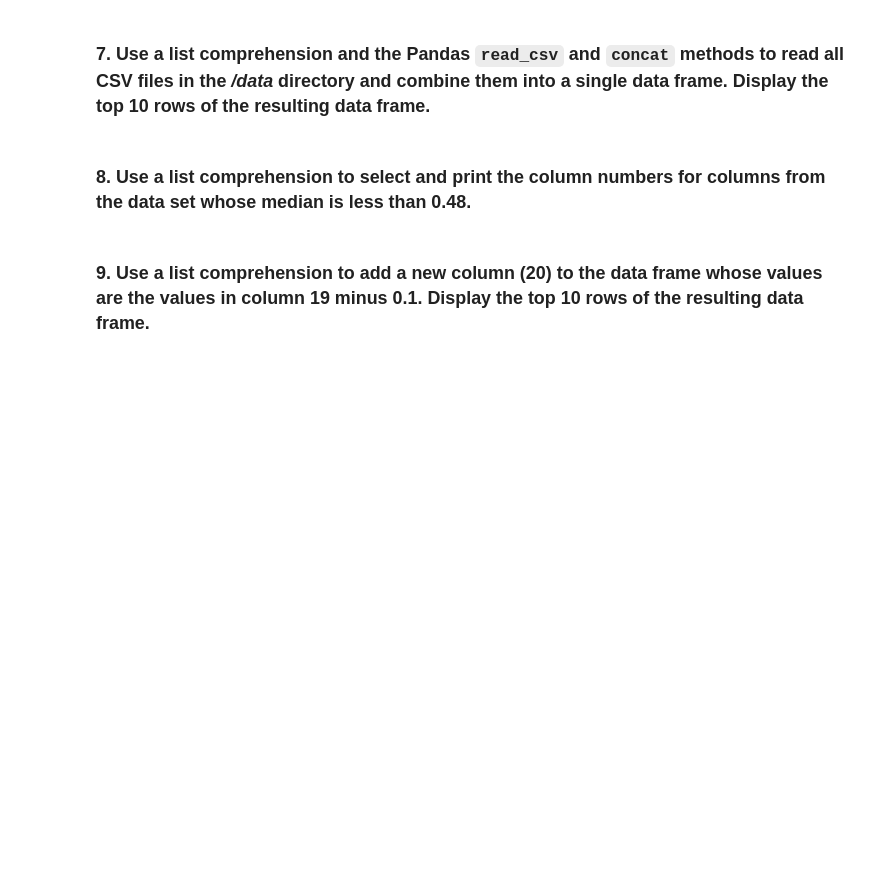
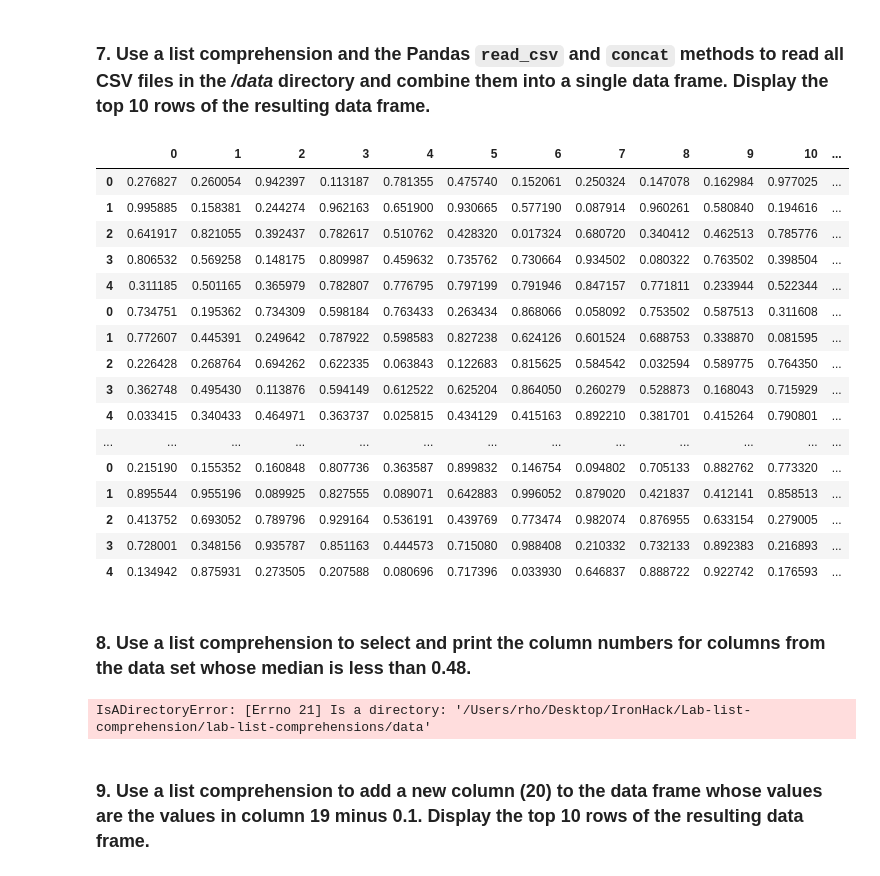
Before and after one commit to Rhokoz/Lab-list-comprehension, a Jupyter notebook: lab-list-comprehensions/your-code/main.ipynb, the cells around one changed output. Saved outputs shown, nothing was run; the diff lists cells and outputs as text; code cells hidden in the pictures; blank space fills up the shorter version.

Commit message:
Comprehensions

```diff
--- a/lab-list-comprehensions/your-code/main.ipynb
+++ b/lab-list-comprehensions/your-code/main.ipynb
@@ -92,8 +92,42 @@ all_csv_files = [file
 SyntaxError: invalid syntax (<ipython-input-13-c2c7a06f36c3>, line 7)
 # %% [markdown]
 ### 7. Use a list comprehension and the Pandas `read_csv` and `concat` methods to read all CSV files in the */data* directory and combine them into a single data frame. Display the top 10 rows of the resulting data frame.
+# %%
+import os
+import pandas as pd
+
+file_list = [f for f in os.listdir('/Users/rho/Desktop/IronHack/Lab-list-comprehension/lab-list-comprehensions/data')
+             if f.endswith('.csv')]
+data_sets = [pd.read_csv(os.path.join('/Users/rho/Desktop/IronHack/Lab-list-comprehension/lab-list-comprehensions/data', f)) for f in file_list]
+data = pd.concat(data_sets, axis=0)
+data
+# %% [output]
+|  | 0 | 1 | 2 | 3 | 4 | 5 | 6 | 7 | 8 | 9 | 10 | ... |
+| 0 | 0.276827 | 0.260054 | 0.942397 | 0.113187 | 0.781355 | 0.475740 | 0.152061 | 0.250324 | 0.147078 | 0.162984 | 0.977025 | ... |
+| 1 | 0.995885 | 0.158381 | 0.244274 | 0.962163 | 0.651900 | 0.930665 | 0.577190 | 0.087914 | 0.960261 | 0.580840 | 0.194616 | ... |
+| 2 | 0.641917 | 0.821055 | 0.392437 | 0.782617 | 0.510762 | 0.428320 | 0.017324 | 0.680720 | 0.340412 | 0.462513 | 0.785776 | ... |
+| 3 | 0.806532 | 0.569258 | 0.148175 | 0.809987 | 0.459632 | 0.735762 | 0.730664 | 0.934502 | 0.080322 | 0.763502 | 0.398504 | ... |
+| 4 | 0.311185 | 0.501165 | 0.365979 | 0.782807 | 0.776795 | 0.797199 | 0.791946 | 0.847157 | 0.771811 | 0.233944 | 0.522344 | ... |
+| 0 | 0.734751 | 0.195362 | 0.734309 | 0.598184 | 0.763433 | 0.263434 | 0.868066 | 0.058092 | 0.753502 | 0.587513 | 0.311608 | ... |
+| 1 | 0.772607 | 0.445391 | 0.249642 | 0.787922 | 0.598583 | 0.827238 | 0.624126 | 0.601524 | 0.688753 | 0.338870 | 0.081595 | ... |
+| 2 | 0.226428 | 0.268764 | 0.694262 | 0.622335 | 0.063843 | 0.122683 | 0.815625 | 0.584542 | 0.032594 | 0.589775 | 0.764350 | ... |
+| 3 | 0.362748 | 0.495430 | 0.113876 | 0.594149 | 0.612522 | 0.625204 | 0.864050 | 0.260279 | 0.528873 | 0.168043 | 0.715929 | ... |
+| 4 | 0.033415 | 0.340433 | 0.464971 | 0.363737 | 0.025815 | 0.434129 | 0.415163 | 0.892210 | 0.381701 | 0.415264 | 0.790801 | ... |
+| ... | ... | ... | ... | ... | ... | ... | ... | ... | ... | ... | ... | ... |
+| 0 | 0.215190 | 0.155352 | 0.160848 | 0.807736 | 0.363587 | 0.899832 | 0.146754 | 0.094802 | 0.705133 | 0.882762 | 0.773320 | ... |
+| 1 | 0.895544 | 0.955196 | 0.089925 | 0.827555 | 0.089071 | 0.642883 | 0.996052 | 0.879020 | 0.421837 | 0.412141 | 0.858513 | ... |
+| 2 | 0.413752 | 0.693052 | 0.789796 | 0.929164 | 0.536191 | 0.439769 | 0.773474 | 0.982074 | 0.876955 | 0.633154 | 0.279005 | ... |
+| 3 | 0.728001 | 0.348156 | 0.935787 | 0.851163 | 0.444573 | 0.715080 | 0.988408 | 0.210332 | 0.732133 | 0.892383 | 0.216893 | ... |
+| 4 | 0.134942 | 0.875931 | 0.273505 | 0.207588 | 0.080696 | 0.717396 | 0.033930 | 0.646837 | 0.888722 | 0.922742 | 0.176593 | ... |
 # %% [markdown]
 ### 8. Use a list comprehension to select and print the column numbers for columns from the data set whose median is less than 0.48.
+# %%
+data = pd.read_csv('/Users/rho/Desktop/IronHack/Lab-list-comprehension/lab-list-comprehensions/data')
+
+selected_columns = [col for col in data._get_numeric_data() if data[col].mean() < 0.48]
+print(selected_columns)
+# %% [output]
+IsADirectoryError: [Errno 21] Is a directory: '/Users/rho/Desktop/IronHack/Lab-list-comprehension/lab-list-comprehensions/data'
 # %% [markdown]
 ### 9. Use a list comprehension to add a new column (20) to the data frame whose values are the values in column 19 minus 0.1. Display the top 10 rows of the resulting data frame.
 # %% [markdown]
```
